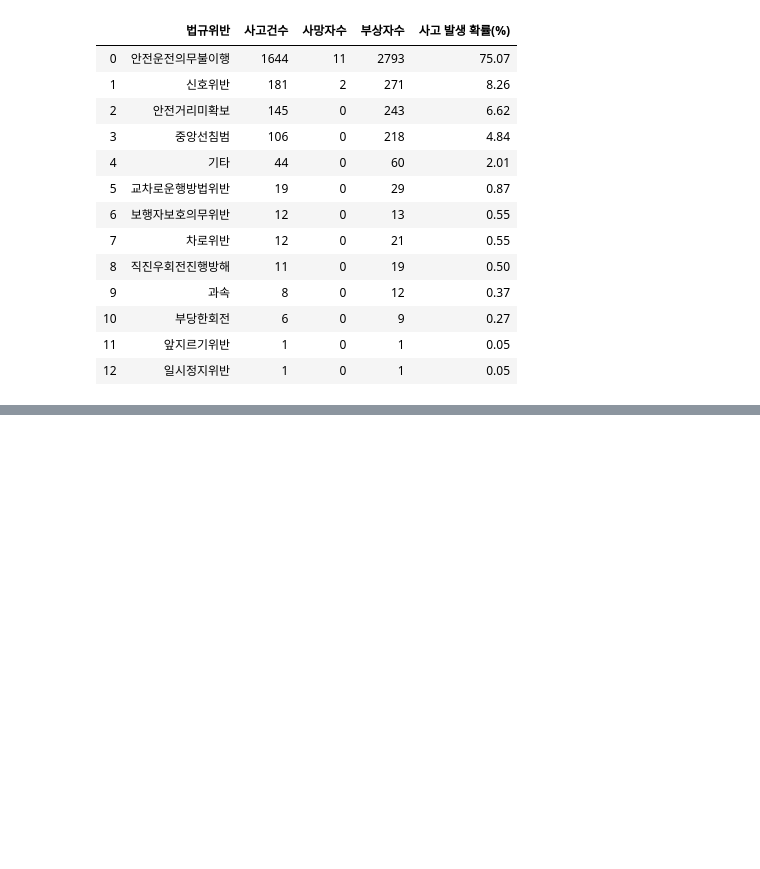
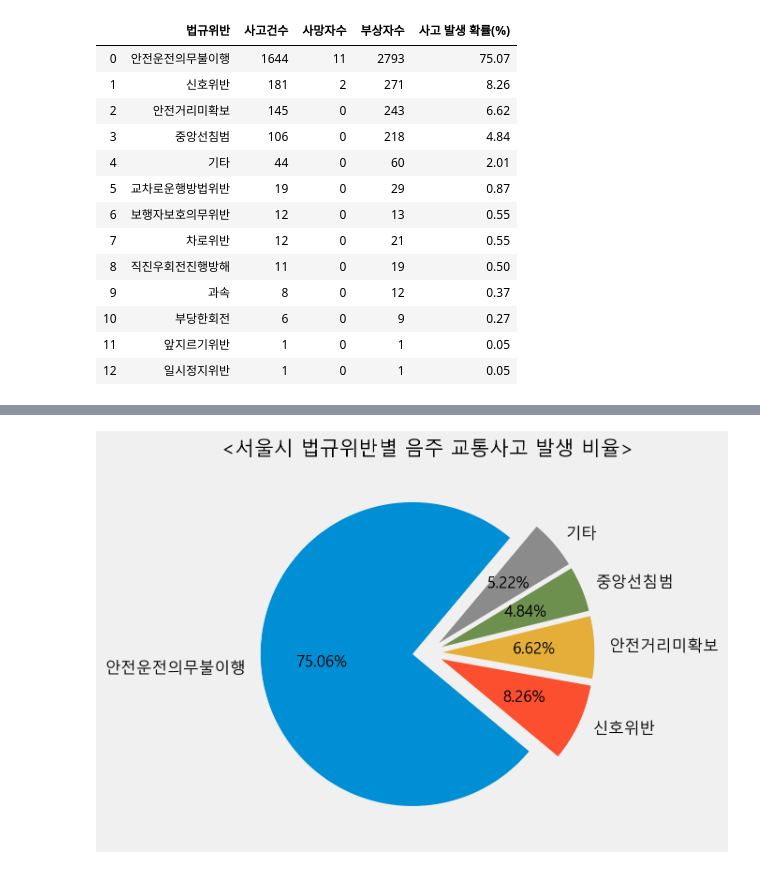
Before and after one commit to jeonprize/Accident, a Jupyter notebook: acl_accident.ipynb, the cells around one changed output, grey strips where cells are left out. Drawn from its saved outputs; the diff is of its cells as text; code cells hidden in the pictures; blank space fills up the shorter version.

```diff
--- a/acl_accident.ipynb
+++ b/acl_accident.ipynb
@@ -661,3 +727,8 @@ law_df
 | 10 | 부당한회전 | 6 | 0 | 9 | 0.27 |
 | 11 | 앞지르기위반 | 1 | 0 | 1 | 0.05 |
 | 12 | 일시정지위반 | 1 | 0 | 1 | 0.05 |
+# %%
+law_df1 = law_df.iloc[:,1:]
+law_df.iloc[4,1:] = np.sum(law_df1[4:])
+law_df = law_df[:5]
+law_df
@@ -663,0 +742,15 @@ law_df
+# %%
+plt.figure(figsize=(5,5))
+plt.title("<서울시 법규위반별 음주 교통사고 발생 비율>",fontsize=15)
+
+plt.pie(law_df["사고 발생 확률(%)"],
+        labels=law_df["법규위반"],
+        autopct='%.2f%%',
+        startangle=50,
+        counterclock=True,
+        explode = [0.1,0.1,0.1,0.1,0.1],
+        textprops={'fontsize': 12})
+
+plt.show()
+# %% [output]
+[figure, added]
```
Also changed, not shown: parts of 7 cells of this notebook.
